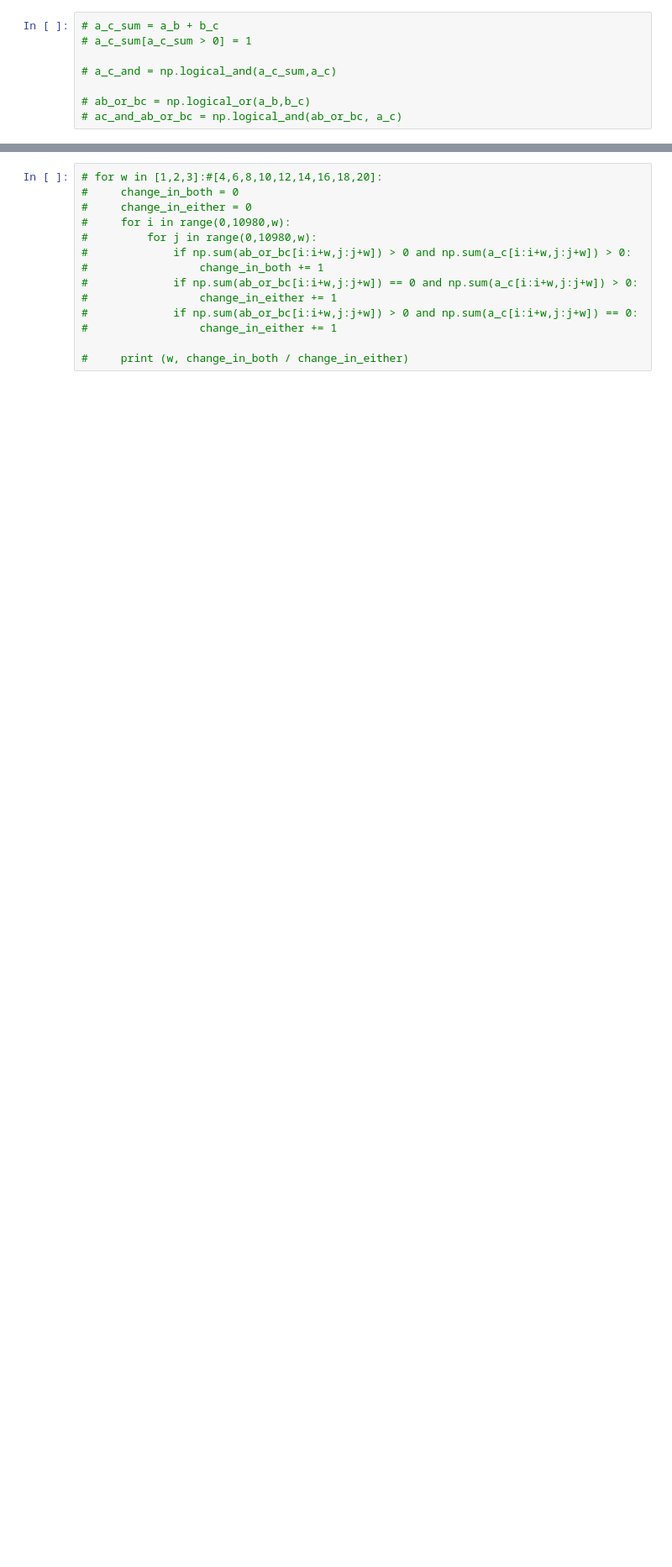
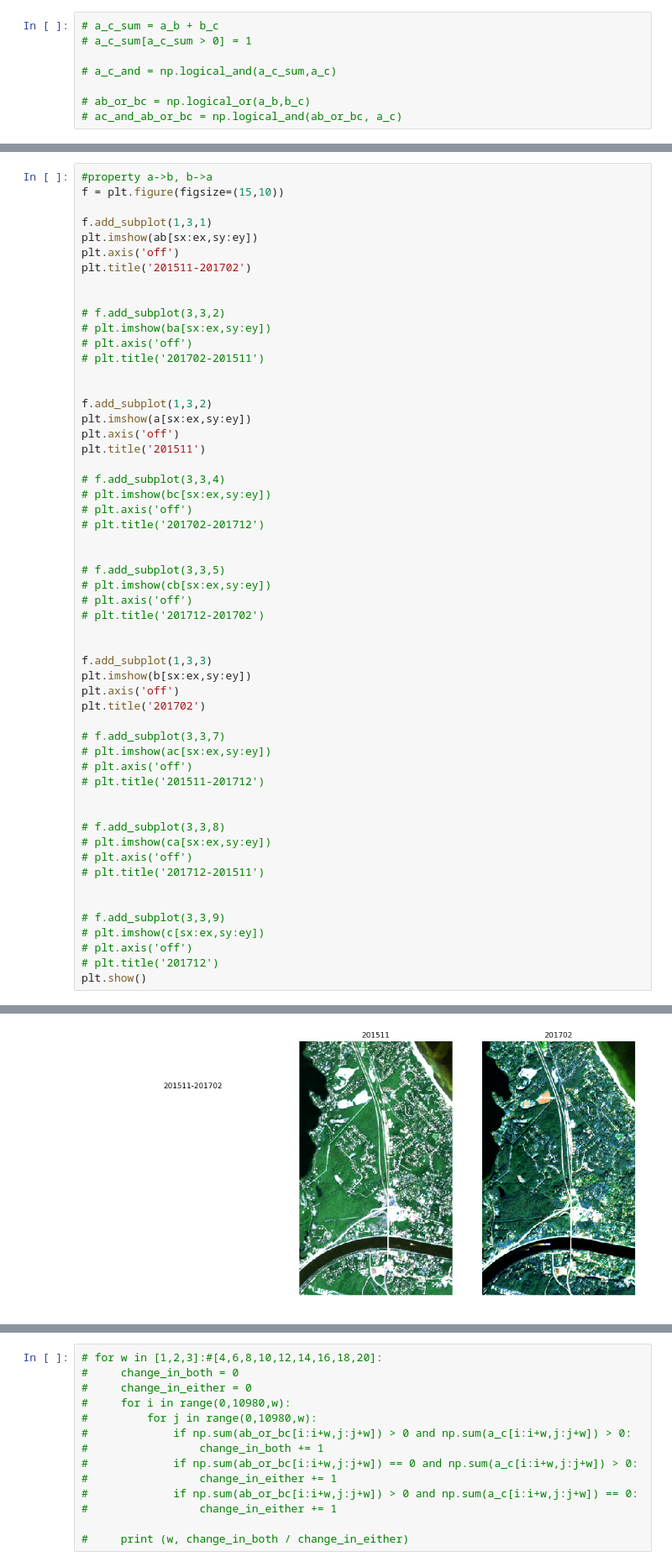
Before and after one commit to granularai/fabric, a Jupyter notebook: notebooks/play_empirical_analysis.ipynb, the cells around one changed output, grey strips where cells are left out. Shown at 84% size. Cells and saved outputs as stored; diff of their text form; blank space fills up the shorter version.

```diff
--- a/notebooks/play_empirical_analysis.ipynb
+++ b/notebooks/play_empirical_analysis.ipynb
@@ -78,0 +93,56 @@ sy, ey = 800, 900
+# %%
+#property a->b, b->a
+f = plt.figure(figsize=(15,10))
+
+f.add_subplot(1,3,1)
+plt.imshow(ab[sx:ex,sy:ey])
+plt.axis('off')
+plt.title('201511-201702')
+
+
+# f.add_subplot(3,3,2)
+# plt.imshow(ba[sx:ex,sy:ey])
+# plt.axis('off')
+# plt.title('201702-201511')
+
+
+f.add_subplot(1,3,2)
+plt.imshow(a[sx:ex,sy:ey])
+plt.axis('off')
+plt.title('201511')
+
+# f.add_subplot(3,3,4)
+# plt.imshow(bc[sx:ex,sy:ey])
+# plt.axis('off')
+# plt.title('201702-201712')
+
+
+# f.add_subplot(3,3,5)
+# plt.imshow(cb[sx:ex,sy:ey])
+# plt.axis('off')
+# plt.title('201712-201702')
+
+
+f.add_subplot(1,3,3)
+plt.imshow(b[sx:ex,sy:ey])
+plt.axis('off')
+plt.title('201702')
+
+# f.add_subplot(3,3,7)
+# plt.imshow(ac[sx:ex,sy:ey])
+# plt.axis('off')
+# plt.title('201511-201712')
+
+
+# f.add_subplot(3,3,8)
+# plt.imshow(ca[sx:ex,sy:ey])
+# plt.axis('off')
+# plt.title('201712-201511')
+
+
+# f.add_subplot(3,3,9)
+# plt.imshow(c[sx:ex,sy:ey])
+# plt.axis('off')
+# plt.title('201712')
+plt.show()
+# %% [output]
@@ -79 +155,2 @@ sy, ey = 800, 900
+[figure, added]
 # %%
```
Also changed, not shown: parts of 18 cells of this notebook, 1 other file.
